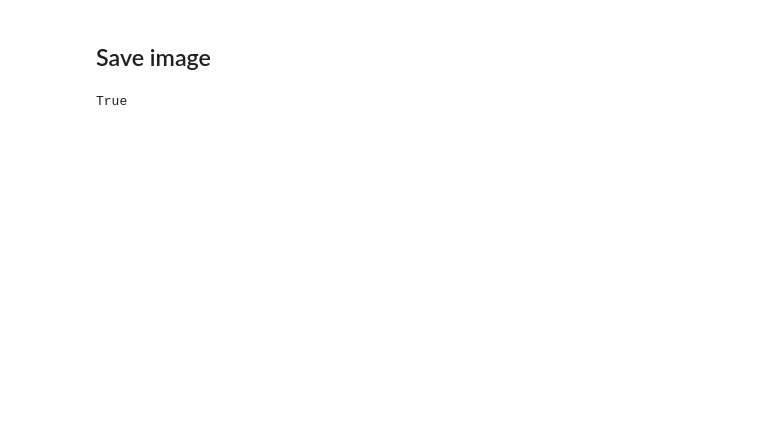
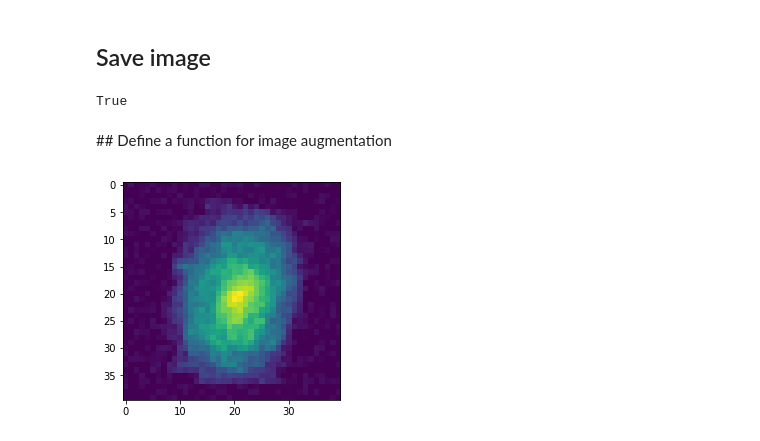
Before and after one commit to antosavo/Project-Examples, a Jupyter notebook: Data_Preprocessing/Image_Processing/Image_Augmentation.ipynb, the cells around one changed output. Drawn from its saved outputs; the diff is of its cells as text; code cells hidden in the pictures; blank space fills up the shorter version.

Commit message:
added function

```diff
--- a/Data_Preprocessing/Image_Processing/Image_Augmentation.ipynb
+++ b/Data_Preprocessing/Image_Processing/Image_Augmentation.ipynb
@@ -97,3 +97,34 @@ plt.show()
 cv2.imwrite('object.jpg', dst5, params=None)
 # %% [output]
 True
+# %% [markdown]
+## Define a function for image augmentation
+# %%
+def Image_Augmentation(x):
+    # Affine Transformation
+    ip = np.random.uniform(5,15)#inclination point
+    pts1 = np.float32([[20,5],[5,20],[35,20]])#(y,x)
+    pts2 = np.float32([[20,ip],[5,20],[35,20]])
+    M = cv2.getAffineTransform(pts1,pts2)
+    dst = cv2.warpAffine(x,M,(x.shape[1],x.shape[0]))
+    # Rotation
+    ra = np.random.uniform(0,180)
+    M = cv2.getRotationMatrix2D((x.shape[1]/2,x.shape[0]/2),ra,1)
+    dst2 = cv2.warpAffine(dst,M,(x.shape[1],x.shape[0]))
+    # Perspective Transformation
+    pr = np.random.uniform(0,10)
+    pts1 = np.float32([[5,5],[35,5],[5,35],[35,35]])
+    pts2 = np.float32([[5+pr,5+pr],[35-pr,5+pr],[5+pr,35-pr],[35-pr,35-pr]])
+    M = cv2.getPerspectiveTransform(pts1,pts2)
+    dst3 = cv2.warpPerspective(dst2,M,(x.shape[1],x.shape[0]))
+    # Flipping
+    rr = np.random.randint(0,2)
+    if rr==1:
+        dst4 = np.fliplr(dst3)
+    else:
+        dst4 = dst3
+    # Add noise
+    y = dst4 + np.random.randint(-12,12,(x.shape[0],x.shape[1]))
+    y = np.where(y>255,255,y)
+    y = np.where(y<0,0,y)
+    return y
@@ -99,0 +133,5 @@ True
+# %%
+plt.imshow(Image_Augmentation(img))
+plt.show()
+# %% [output]
+[figure, added]
```
Also changed, not shown: parts of 2 cells of this notebook.
